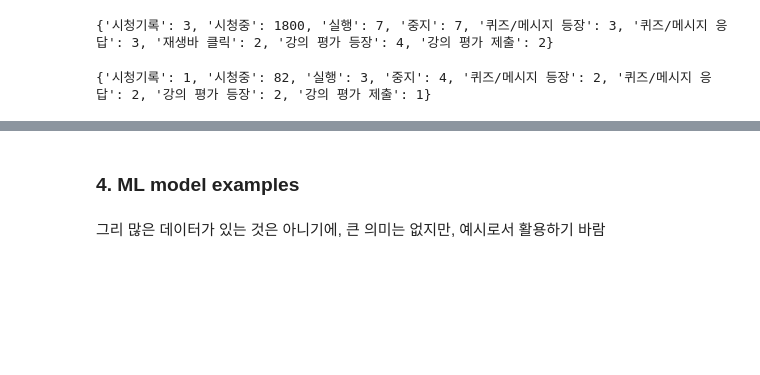
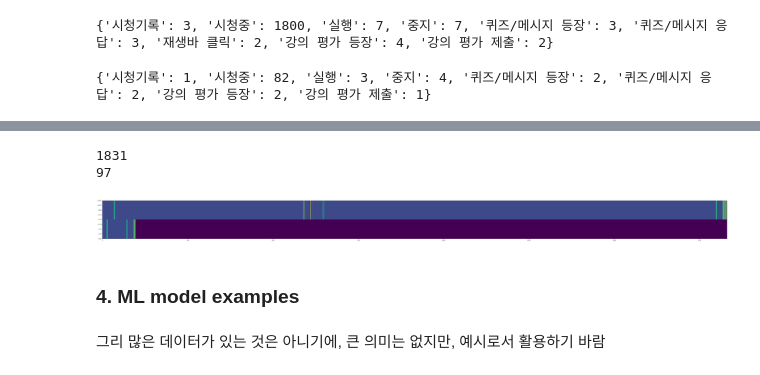
Before and after one commit to codingchild2424/SNURO_xAPI_EDA, a Jupyter notebook: xAPI.ipynb, the cells around one changed output, grey strips where cells are left out. Drawn from its saved outputs; the diff is of its cells as text; code cells hidden in the pictures; blank space fills up the shorter version.

```diff
--- a/xAPI.ipynb
+++ b/xAPI.ipynb
@@ -356,3 +483,34 @@ print(df_data_6_3_18_verb_counts)
+# %%
+print(len(df_sort_data_qwertyuiop['verb'].tolist()))
+
+print(len(df_sort_data_6_3_18['verb'].tolist()))
+# %% [output]
+1831
+97
+# %%
+#동시에 놓고 비교하려면 크기가 다른 데이터를 크기를 같게 맞춰야 함, 뒤에 0을 넣기(concat)
+#코드가 정리가 되지 않았지만, 예시로 아래와 같이 처리할 수 있음
+
+need_add = len(df_sort_data_qwertyuiop['verb'].tolist()) - len(df_sort_data_6_3_18['verb'].tolist())
+
+sort_list = [
+    df_sort_data_qwertyuiop['verb'].tolist(),
+    df_sort_data_6_3_18['verb'].tolist() + np.zeros(need_add).astype(int).tolist()
+]
+
+plt.figure(figsize = (80, 5))
+plt.imshow(sort_list,
+interpolation = 'nearest',
+aspect = 'auto'
+)
+plt.show()
+
+#수정할때
+#가장 길이가 긴 리스트를 먼저 찾기
+#가장 길이가 긴 리스트의 원소 갯수 파악하기
+#다른 리스트와 해당 리스트의 차를 구해서, 부족한만큼 뒤에 0을 붙이기
+# %% [output]
+[figure, added]
 # %% [markdown]
 ### 4. ML model examples
 # %% [markdown]
```
Also changed, not shown: parts of 13 cells of this notebook.
